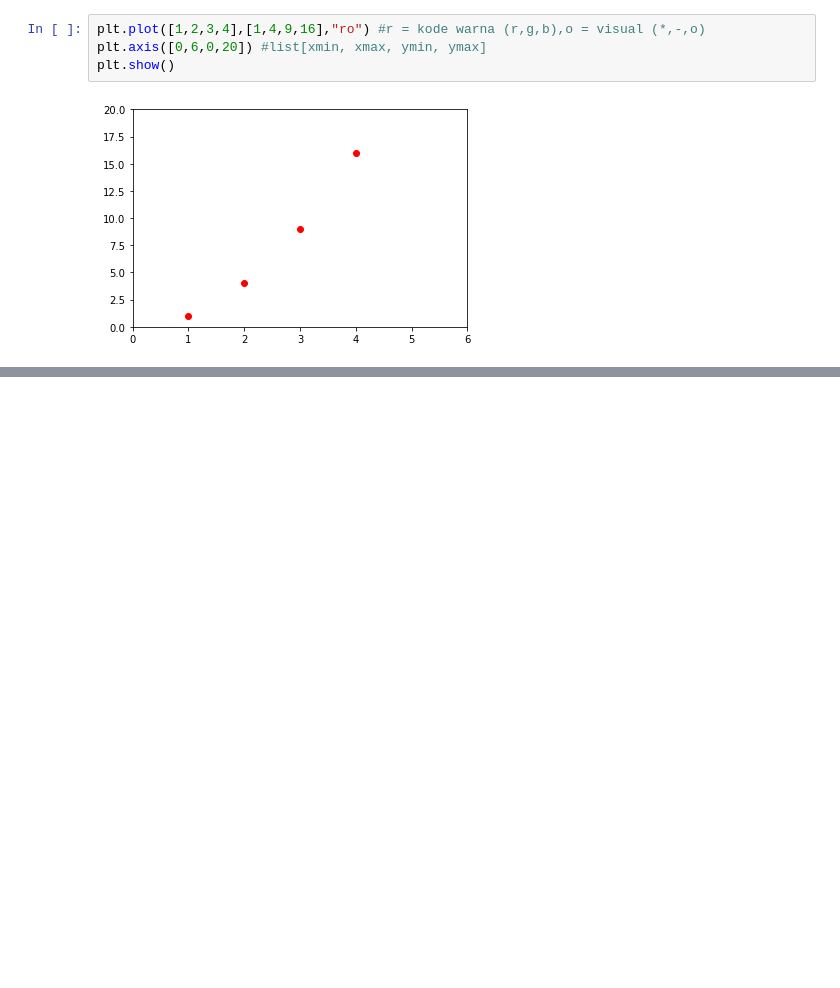
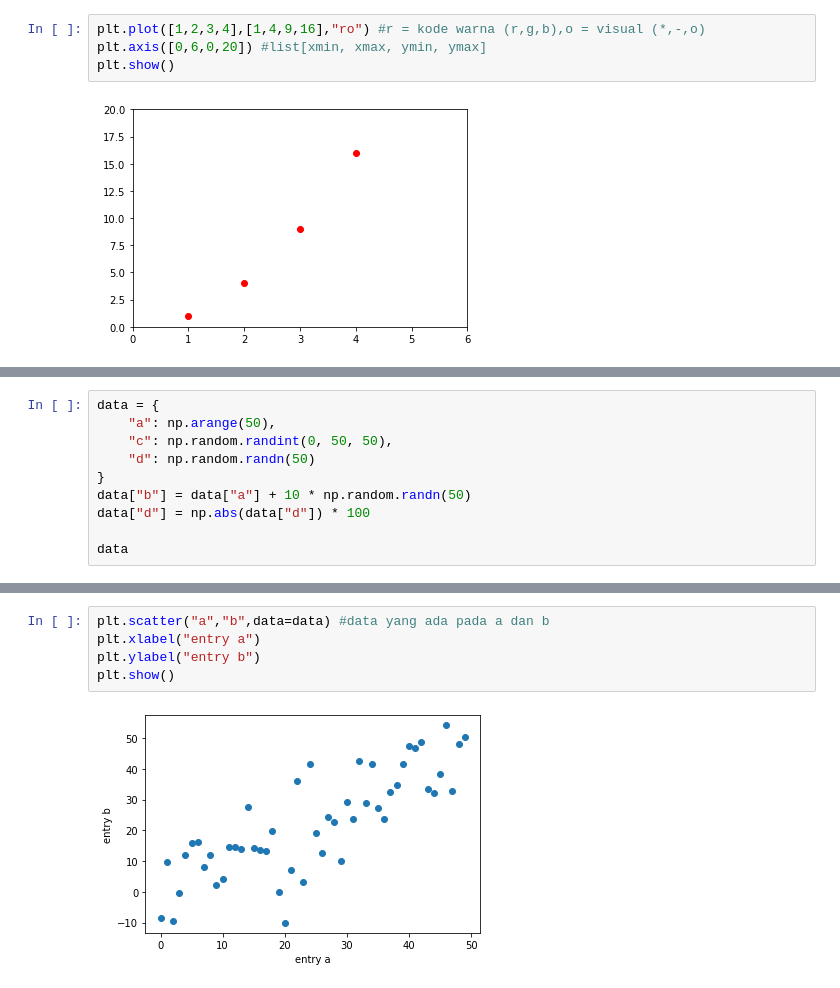
Before and after one commit to AxelChristian/matplotlib, a Jupyter notebook: 02_Pengenalan_pyplot.ipynb, the cells around one changed output, grey strips where cells are left out. Drawn from its saved outputs; the diff is of its cells as text; blank space fills up the shorter version.

```diff
--- a/02_Pengenalan_pyplot.ipynb
+++ b/02_Pengenalan_pyplot.ipynb
@@ -35,0 +61,10 @@ plt.show()
+# %%
+data = {
+    "a": np.arange(50),
+    "c": np.random.randint(0, 50, 50),
+    "d": np.random.randn(50)
+}
+data["b"] = data["a"] + 10 * np.random.randn(50)
+data["d"] = np.abs(data["d"]) * 100
+
+data
@@ -35,0 +89,7 @@ plt.show()
+# %%
+plt.scatter("a","b",data=data) #data yang ada pada a dan b
+plt.xlabel("entry a")
+plt.ylabel("entry b")
+plt.show()
+# %% [output]
+[figure, added]
```
Also changed, not shown: parts of 7 cells of this notebook.
